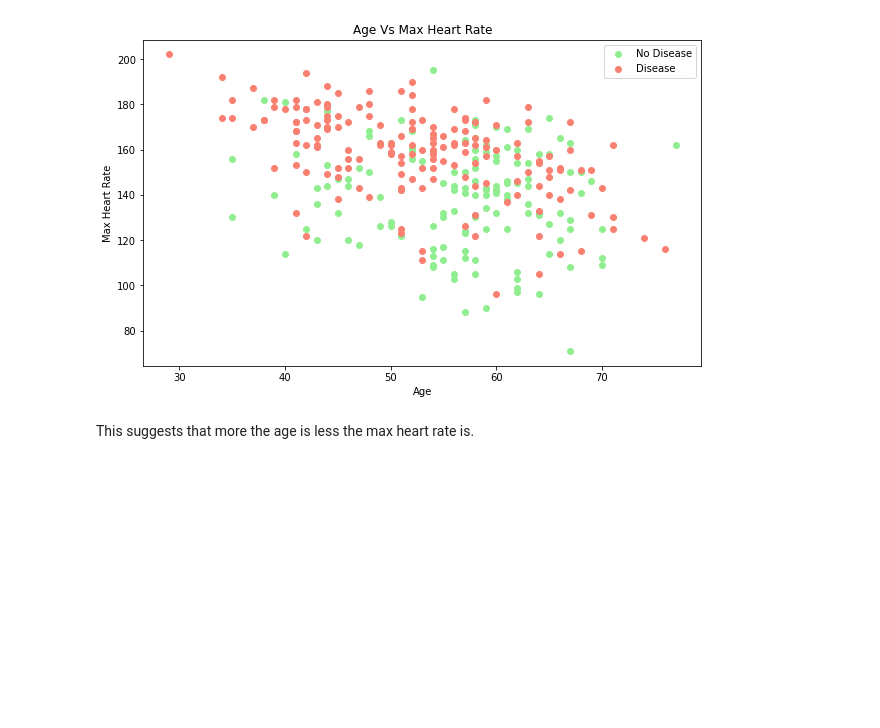
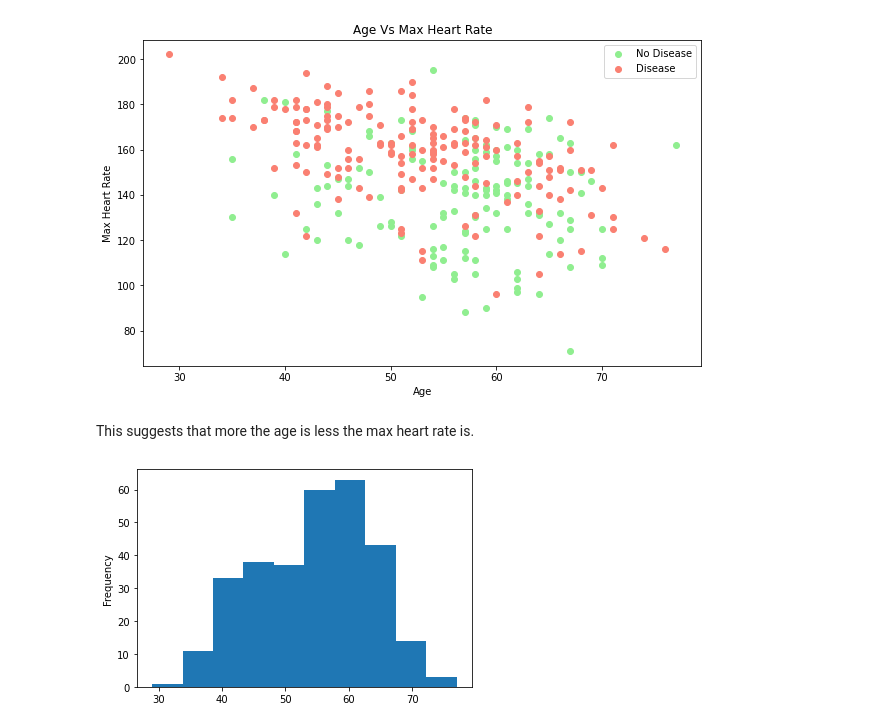
Before and after one commit to Tanishq-19/Heart-Disease-Classification, a Jupyter notebook: Heart-Disease-Classification.ipynb, the cells around one changed output. Cells and saved outputs as stored; diff of their text form; code cells hidden in the pictures; blank space fills up the shorter version.

Commit message:
added normal distribution

```diff
--- a/Heart-Disease-Classification.ipynb
+++ b/Heart-Disease-Classification.ipynb
@@ -187,3 +187,8 @@ plt.ylabel("Max Heart Rate");
 [figure]
 # %% [markdown]
 This suggests that more the age is less the max heart rate is.
+# %%
+# Graph to check age distribution
+df.age.plot.hist(bins=10);
+# %% [output]
+[figure, added]
```
